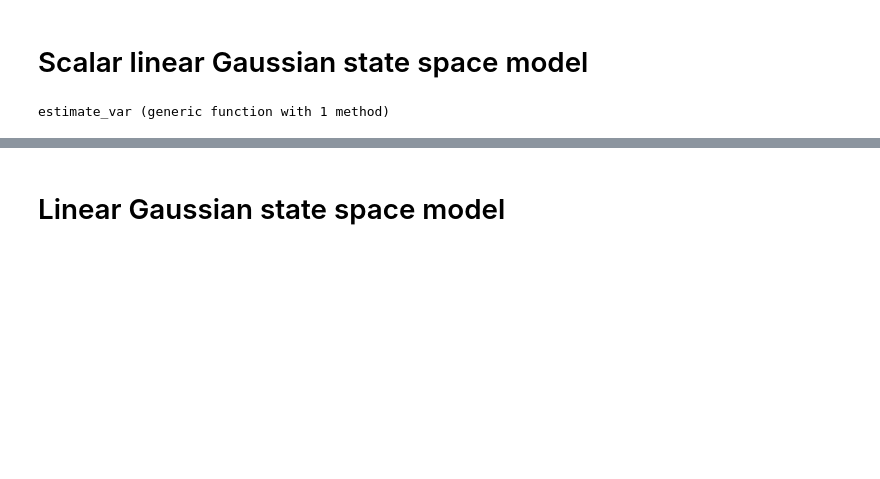
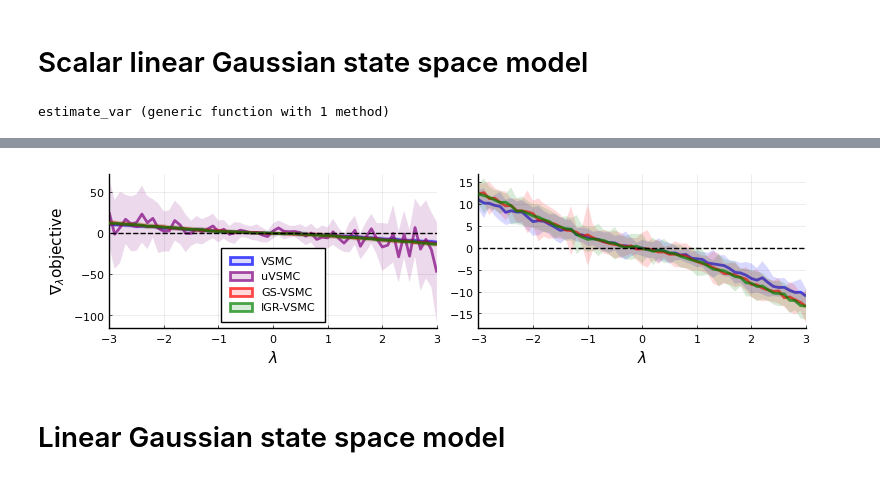
Before and after one commit to chiukenny/STAT520B-finalproject, a Jupyter notebook: code/project_code.ipynb, the cells around one changed output, grey strips where cells are left out. Drawn from its saved outputs; the diff is of its cells as text; code cells hidden in the pictures; blank space fills up the shorter version.

```diff
--- a/code/project_code.ipynb
+++ b/code/project_code.ipynb
@@ -427,3 +512,39 @@ plot(xs, ∇_means, ribbon=∇_stds, linecolor="red", fillcolor="red", fillalpha
+# %%
+xs = -3:0.1:3
+samples = 100
+
+∇_means_vsmc, ∇_vars_vsmc = estimate_var(xs, ∇SLGSS_obj_vsmc, samples=samples)
+∇_means_uvsmc, ∇_vars_uvsmc = estimate_var(xs, ∇SLGSS_obj_uvsmc, samples=samples)
+∇_means_gs, ∇_vars_gs = estimate_var(xs, ∇SLGSS_obj_gs, samples=samples)
+∇_means_igr, ∇_vars_igr = estimate_var(xs, ∇SLGSS_obj_igr, samples=samples)
+
+pyplot(size=(770,200))
+pvar1 = plot(xs, ∇_means_vsmc, ribbon=sqrt.(∇_vars_vsmc), label=VSMC,
+    xlab=L"\lambda", ylab=L"\nabla_\lambda\mathrm{objective}", xlim=(min(xs...),max(xs...)), legend=:bottom,
+    linecolor=VSMC_col, fillcolor=VSMC_col, linewidth=2, fillalpha=0.15, lineopacity=0.7)
+plot!(xs, ∇_means_unbiased, ribbon=sqrt.(∇_vars_uvsmc), label=uVSMC,
+    linecolor=uVSMC_col, fillcolor=uVSMC_col, linewidth=2, fillalpha=0.15, lineopacity=0.7)
+plot!(xs, ∇_means_gs, ribbon=sqrt.(∇_vars_gs), label=GS_VSMC,
+    linecolor=GS_VSMC_col, fillcolor=GS_VSMC_col, linewidth=2, fillalpha=0.15, lineopacity=0.7)
+plot!(xs, ∇_means_igr, ribbon=sqrt.(∇_vars_igr), label=IGR_VSMC,
+    linecolor=IGR_VSMC_col, fillcolor=IGR_VSMC_col, linewidth=2, fillalpha=0.15, lineopacity=0.7)
+hline!([0], linecolor=:black, linestyle=:dash, label=nothing)
+
+pvar2 = plot(xs, ∇_means_vsmc, ribbon=∇_stds_vsmc,
+    xlab=L"\lambda", xlim=(min(xs...),max(xs...)), legend=nothing,
+    linecolor=VSMC_col, fillcolor=VSMC_col, linewidth=2, fillalpha=0.15, lineopacity=0.7)
+plot!(xs, ∇_means_gs, ribbon=∇_stds_gs,
+    linecolor=GS_VSMC_col, fillcolor=GS_VSMC_col, linewidth=2, fillalpha=0.15, lineopacity=0.7)
+plot!(xs, ∇_means_igr, ribbon=∇_stds_igr,
+    linecolor=IGR_VSMC_col, fillcolor=IGR_VSMC_col, linewidth=2, fillalpha=0.15, lineopacity=0.7)
+hline!([0], linecolor=:black, linestyle=:dash, label=nothing)
+
+plot(pvar1,pvar2)
+if save_figures
+    png("grad_est_var")
+end
+# %% [output]
+[figure, added]
 # %% [markdown]
 # Linear Gaussian state space model
 # %%
```
Also changed, not shown: parts of 8 cells of this notebook, 5 other files.
